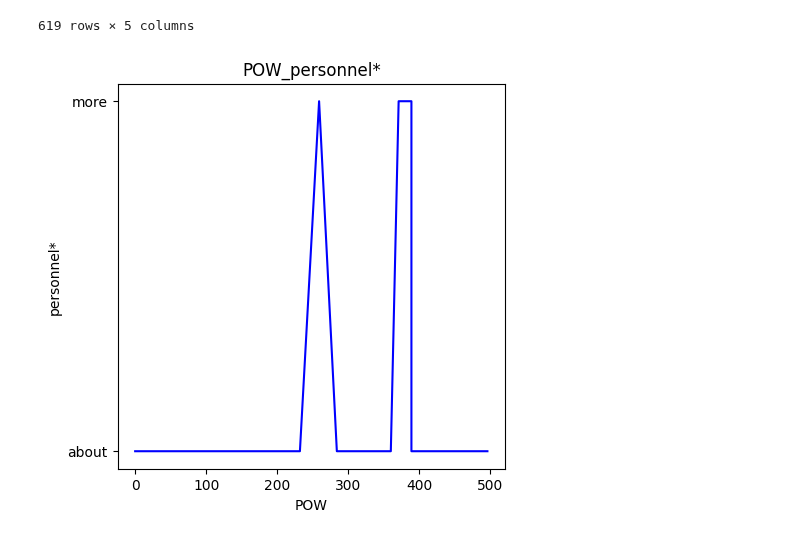
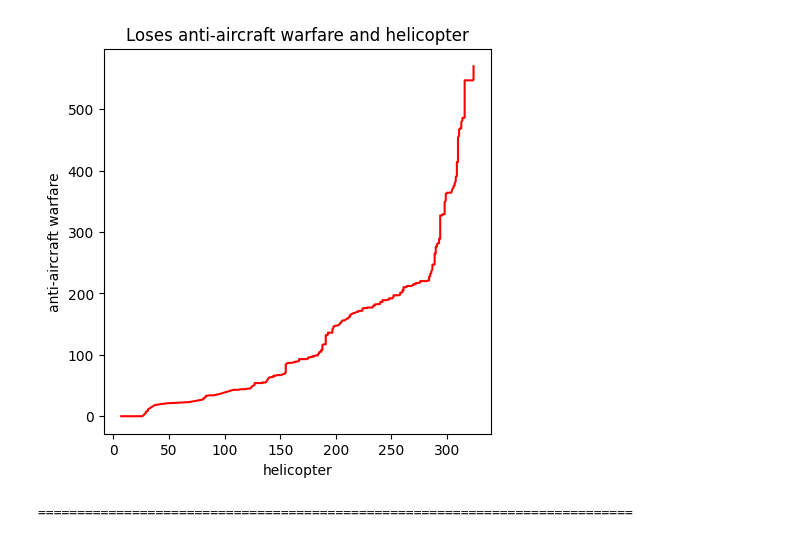
Before and after one commit to Prosik2205/Python, a Jupyter notebook: Lab9.ipynb, the cells around one changed output. Cells and saved outputs as stored; diff of their text form; code cells hidden in the pictures.

```diff
--- a/Lab9.ipynb
+++ b/Lab9.ipynb
@@ -2,50 +2,50 @@
 import pandas as pd
 import matplotlib.pyplot as mlp
 #Завантаження даних
-# db1 = pd.read_csv('../Python/Files_for_lab9/russia_losses_equipment.csv')
+db1 = pd.read_csv('../Python/Files_for_lab9/russia_losses_equipment.csv')
 
-# #Очистіть дані від відсутніх значень та дублікатів
-# db1.drop_duplicates()
-# db1.fillna(0)
-# #Розрахуйте основні статистичні показники.
-# display(db1.describe())
-# #Використайте групування для аналізу підгруп у даних.
-# group_db = db1.groupby('helicopter')['MRL'].mean()
-# display(group_db)
-# #Відсортуйте данi
-# display(db1.sort_values('MRL' , ascending=True))
-# #Візуалізуйте дані за допомогою matplotlib
+#Очистіть дані від відсутніх значень та дублікатів
+db1.drop_duplicates()
+db1.fillna(0)
+#Розрахуйте основні статистичні показники.
+display(db1.describe())
+#Використайте групування для аналізу підгруп у даних.
+group_db = db1.groupby('helicopter')['MRL'].mean()
+display(group_db)
+#Відсортуйте данi
+display(db1.sort_values('MRL' , ascending=True))
+#Візуалізуйте дані за допомогою matplotlib
 
-# mlp.figure(figsize=(5,5))
-# mlp.plot(db1['helicopter'], db1['anti-aircraft warfare'], 'r')
-# mlp.xlabel('helicopter')
-# mlp.ylabel('anti-aircraft warfare')
-# mlp.title('Loses anti-aircraft warfare and helicopter')
-# mlp.show()
+mlp.figure(figsize=(5,5))
+mlp.plot(db1['helicopter'], db1['anti-aircraft warfare'], 'r')
+mlp.xlabel('helicopter')
+mlp.ylabel('anti-aircraft warfare')
+mlp.title('Loses anti-aircraft warfare and helicopter')
+mlp.show()
 
 
-# print("============================================================================")
-# #Завантаження даних
-# db2 = pd.read_csv('../Python/Files_for_lab9/russia_losses_equipment_correction.csv')
+print("============================================================================")
+#Завантаження даних
+db2 = pd.read_csv('../Python/Files_for_lab9/russia_losses_equipment_correction.csv')
 
-# #Очистіть дані від відсутніх значень та дублікатів
-# db2.drop_duplicates()
-# db2.fillna(0)
-# #Розрахуйте основні статистичні показники.
-# display(db2.describe())
-# #Використайте групування для аналізу підгруп у даних.
-# group_db = db2.groupby('field artillery')['cruise missiles'].mean()
-# display(group_db)
-# #Відсортуйте данi
-# display(db2.sort_values('submarines' , ascending=False))
-# #Візуалізуйте дані за допомогою matplotlib
+#Очистіть дані від відсутніх значень та дублікатів
+db2.drop_duplicates()
+db2.fillna(0)
+#Розрахуйте основні статистичні показники.
+display(db2.describe())
+#Використайте групування для аналізу підгруп у даних.
+group_db = db2.groupby('field artillery')['cruise missiles'].mean()
+display(group_db)
+#Відсортуйте данi
+display(db2.sort_values('submarines' , ascending=False))
+#Візуалізуйте дані за допомогою matplotlib
 
-# mlp.figure(figsize=(5,5))
-# mlp.plot(db2['date'], db2['tank'], 'g')
-# mlp.xlabel('date')
-# mlp.ylabel('tank')
-# mlp.title('Loses tank a day')
-# mlp.show()
+mlp.figure(figsize=(5,5))
+mlp.plot(db2['date'], db2['tank'], 'g')
+mlp.xlabel('date')
+mlp.ylabel('tank')
+mlp.title('Loses tank a day')
+mlp.show()
 
 print("============================================================================")
 #Завантаження даних
@@ -108,2 +108,2 @@ Name: personnel, Length: 619, dtype: float64
+[figure, new version]
-619 rows × 5 columns
+============================================================================
-[figure, old version]
```
Also changed, not shown: parts of 1 cell of this notebook.
